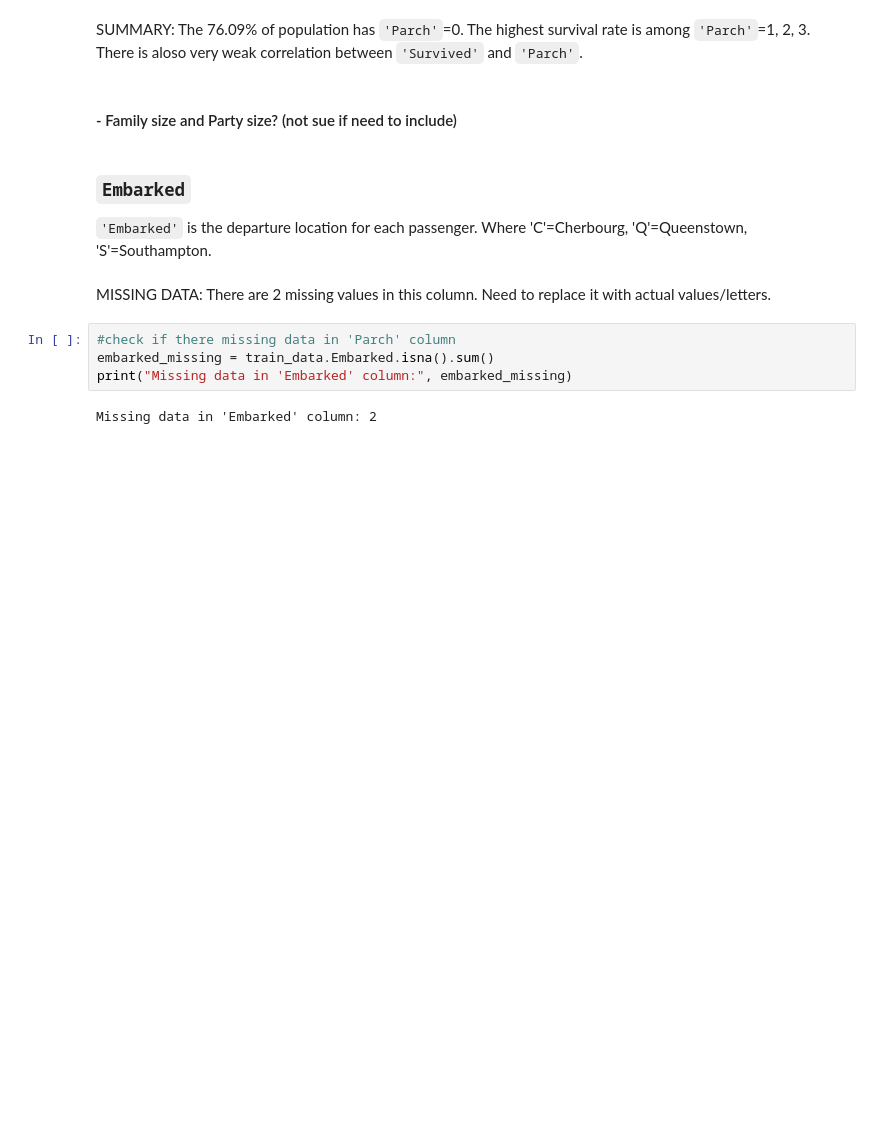
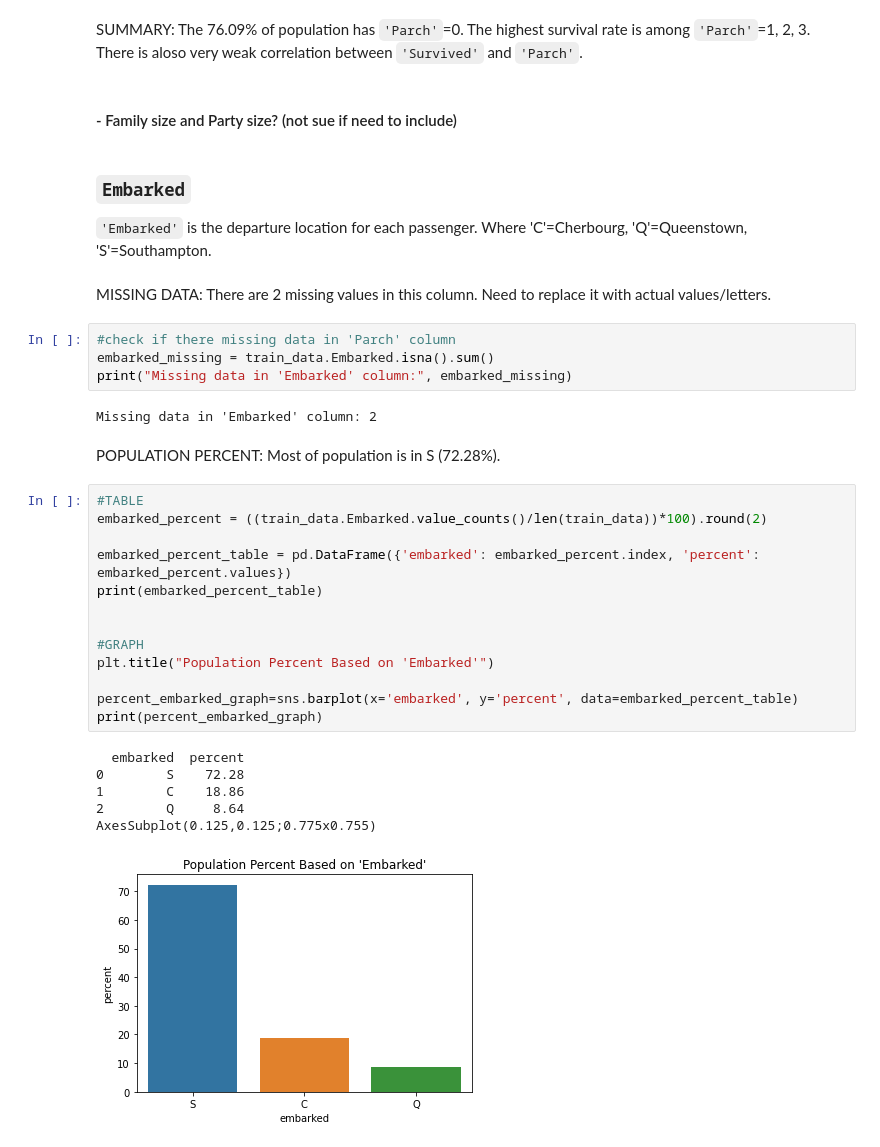
Before and after one commit to AShabunevich/Kaggle_practice_and_exercises, a Jupyter notebook: Titanic_Machine_Learning/titanic_project.ipynb, the cells around one changed output. Saved outputs shown, nothing was run; the diff lists cells and outputs as text; blank space fills up the shorter version.

```diff
--- a/Titanic_Machine_Learning/titanic_project.ipynb
+++ b/Titanic_Machine_Learning/titanic_project.ipynb
@@ -559,3 +559,25 @@ embarked_missing = train_data.Embarked.isna().sum()
 print("Missing data in 'Embarked' column:", embarked_missing)
 # %% [output]
 Missing data in 'Embarked' column: 2
+# %% [markdown]
+POPULATION PERCENT: Most of population is in S (72.28%).
+# %%
+#TABLE
+embarked_percent = ((train_data.Embarked.value_counts()/len(train_data))*100).round(2)
+
+embarked_percent_table = pd.DataFrame({'embarked': embarked_percent.index, 'percent': embarked_percent.values})
+print(embarked_percent_table)
+
+
+#GRAPH
+plt.title("Population Percent Based on 'Embarked'")
+
+percent_embarked_graph=sns.barplot(x='embarked', y='percent', data=embarked_percent_table)
+print(percent_embarked_graph)
+# %% [output]
+  embarked  percent
+0        S    72.28
+1        C    18.86
+2        Q     8.64
+AxesSubplot(0.125,0.125;0.775x0.755)
+[figure, added]
```
Also changed, not shown: parts of 20 cells of this notebook.
